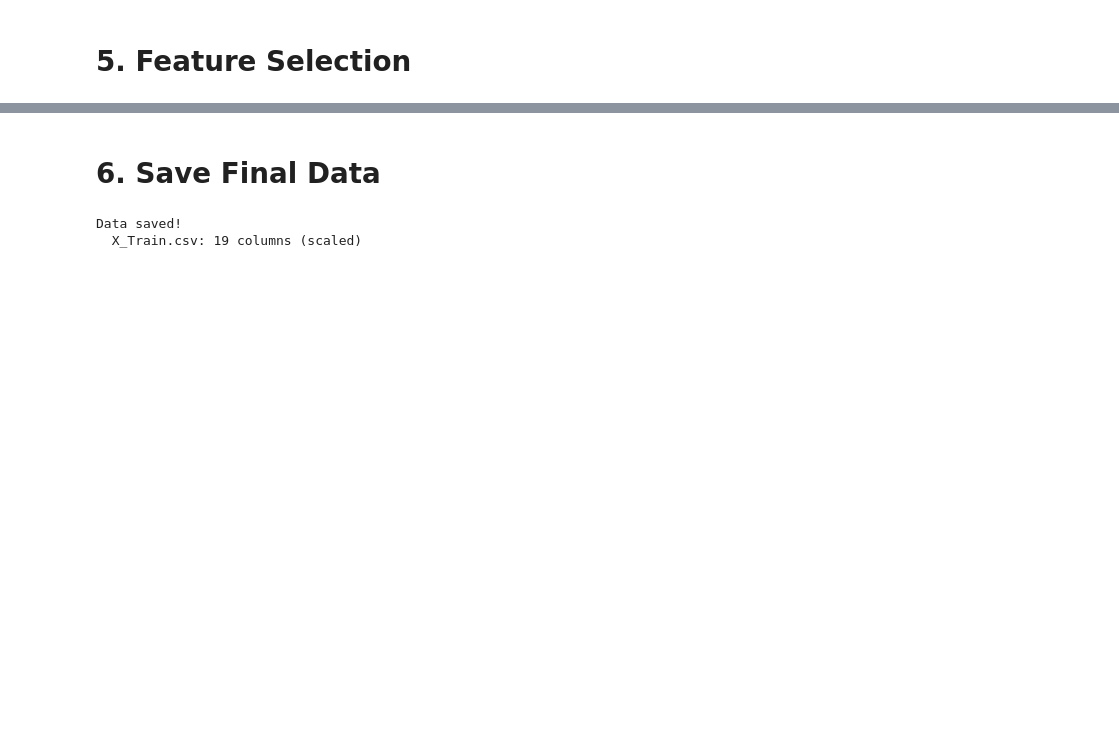
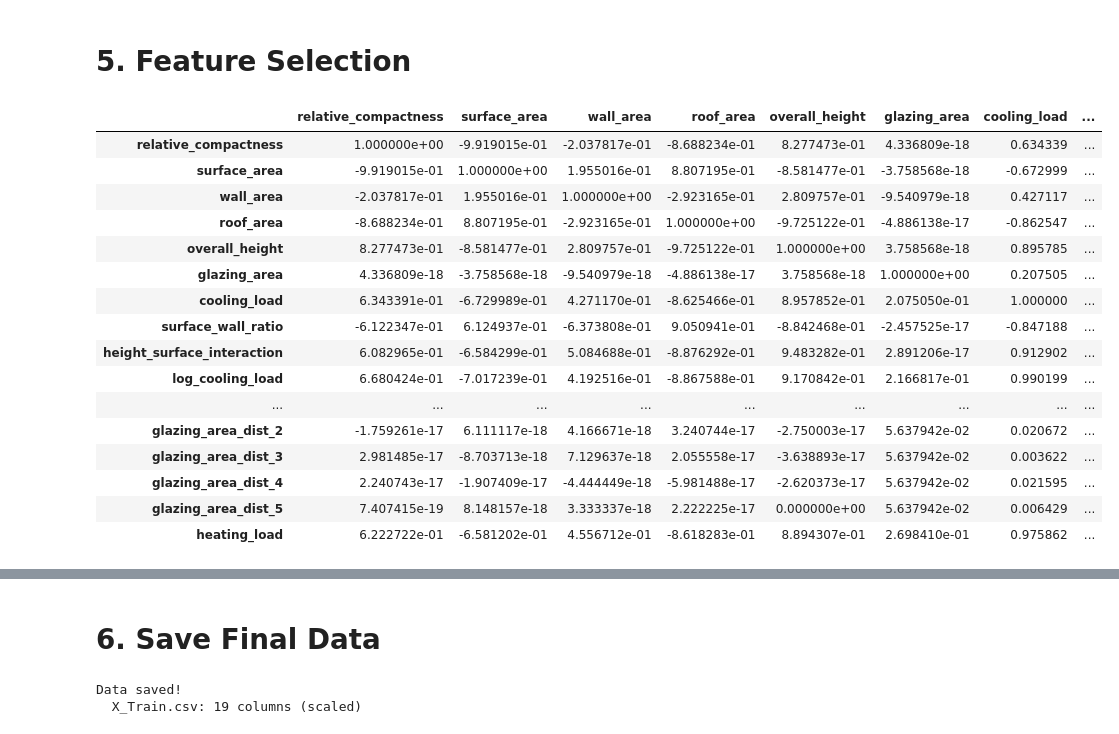
Before and after one commit to MTSU-DATA4950-Capstone-Spring2026/Team3-R4BuildingEnergyEfficiency, a Jupyter notebook: notebooks/Team03_03_feature_engineering.ipynb, the cells around one changed output, grey strips where cells are left out. Saved outputs shown, nothing was run; the diff lists cells and outputs as text; code cells hidden in the pictures; blank space fills up the shorter version.

```diff
--- a/notebooks/Team03_03_feature_engineering.ipynb
+++ b/notebooks/Team03_03_feature_engineering.ipynb
@@ -22,12 +22,12 @@ pd.set_option('display.max_columns', None)
     - Overall height and and surface area
     - log cooling load
 # %%
-df = pd.read_csv('data/raw/ee.csv')
+df = pd.read_csv('../data/raw/ee.csv')
 
-X_train = pd.read_csv('data/processed/X_train.csv')
-X_test = pd.read_csv('data/processed/X_test.csv')
-y_train = pd.read_csv('data/processed/y_train.csv')
-y_test = pd.read_csv('data/processed/y_test.csv')
+X_train = pd.read_csv('../data/processed/X_train.csv')
+X_test = pd.read_csv('../data/processed/X_test.csv')
+y_train = pd.read_csv('../data/processed/y_train.csv')
+y_test = pd.read_csv('../data/processed/y_test.csv')
 
 print(f'X_train Loaded: {X_train.shape[0]:,} rows x {X_train.shape[1]} columns')
 print(f'y_train Loaded: {y_train.shape[0]:,} rows x {y_train.shape[1]} columns')
@@ -184,2 +234,23 @@ X_test shape: (154, 19)
 # %% [markdown]
 # 5. Feature Selection
+# %%
+correlation_matrix = pd.concat([X_train,y_train],axis=1).corr()
+correlation_matrix
+# %% [output]
+|  | relative_compactness | surface_area | wall_area | roof_area | overall_height | glazing_area | cooling_load | ... |
+| relative_compactness | 1.000000e+00 | -9.919015e-01 | -2.037817e-01 | -8.688234e-01 | 8.277473e-01 | 4.336809e-18 | 0.634339 | ... |
+| surface_area | -9.919015e-01 | 1.000000e+00 | 1.955016e-01 | 8.807195e-01 | -8.581477e-01 | -3.758568e-18 | -0.672999 | ... |
+| wall_area | -2.037817e-01 | 1.955016e-01 | 1.000000e+00 | -2.923165e-01 | 2.809757e-01 | -9.540979e-18 | 0.427117 | ... |
+| roof_area | -8.688234e-01 | 8.807195e-01 | -2.923165e-01 | 1.000000e+00 | -9.725122e-01 | -4.886138e-17 | -0.862547 | ... |
+| overall_height | 8.277473e-01 | -8.581477e-01 | 2.809757e-01 | -9.725122e-01 | 1.000000e+00 | 3.758568e-18 | 0.895785 | ... |
+| glazing_area | 4.336809e-18 | -3.758568e-18 | -9.540979e-18 | -4.886138e-17 | 3.758568e-18 | 1.000000e+00 | 0.207505 | ... |
+| cooling_load | 6.343391e-01 | -6.729989e-01 | 4.271170e-01 | -8.625466e-01 | 8.957852e-01 | 2.075050e-01 | 1.000000 | ... |
+| surface_wall_ratio | -6.122347e-01 | 6.124937e-01 | -6.373808e-01 | 9.050941e-01 | -8.842468e-01 | -2.457525e-17 | -0.847188 | ... |
+| height_surface_interaction | 6.082965e-01 | -6.584299e-01 | 5.084688e-01 | -8.876292e-01 | 9.483282e-01 | 2.891206e-17 | 0.912902 | ... |
+| log_cooling_load | 6.680424e-01 | -7.017239e-01 | 4.192516e-01 | -8.867588e-01 | 9.170842e-01 | 2.166817e-01 | 0.990199 | ... |
+| ... | ... | ... | ... | ... | ... | ... | ... | ... |
+| glazing_area_dist_2 | -1.759261e-17 | 6.111117e-18 | 4.166671e-18 | 3.240744e-17 | -2.750003e-17 | 5.637942e-02 | 0.020672 | ... |
+| glazing_area_dist_3 | 2.981485e-17 | -8.703713e-18 | 7.129637e-18 | 2.055558e-17 | -3.638893e-17 | 5.637942e-02 | 0.003622 | ... |
+| glazing_area_dist_4 | 2.240743e-17 | -1.907409e-17 | -4.444449e-18 | -5.981488e-17 | -2.620373e-17 | 5.637942e-02 | 0.021595 | ... |
+| glazing_area_dist_5 | 7.407415e-19 | 8.148157e-18 | 3.333337e-18 | 2.222225e-17 | 0.000000e+00 | 5.637942e-02 | 0.006429 | ... |
+| heating_load | 6.222722e-01 | -6.581202e-01 | 4.556712e-01 | -8.618283e-01 | 8.894307e-01 | 2.698410e-01 | 0.975862 | ... |
```
Also changed, not shown: parts of 8 cells of this notebook.
